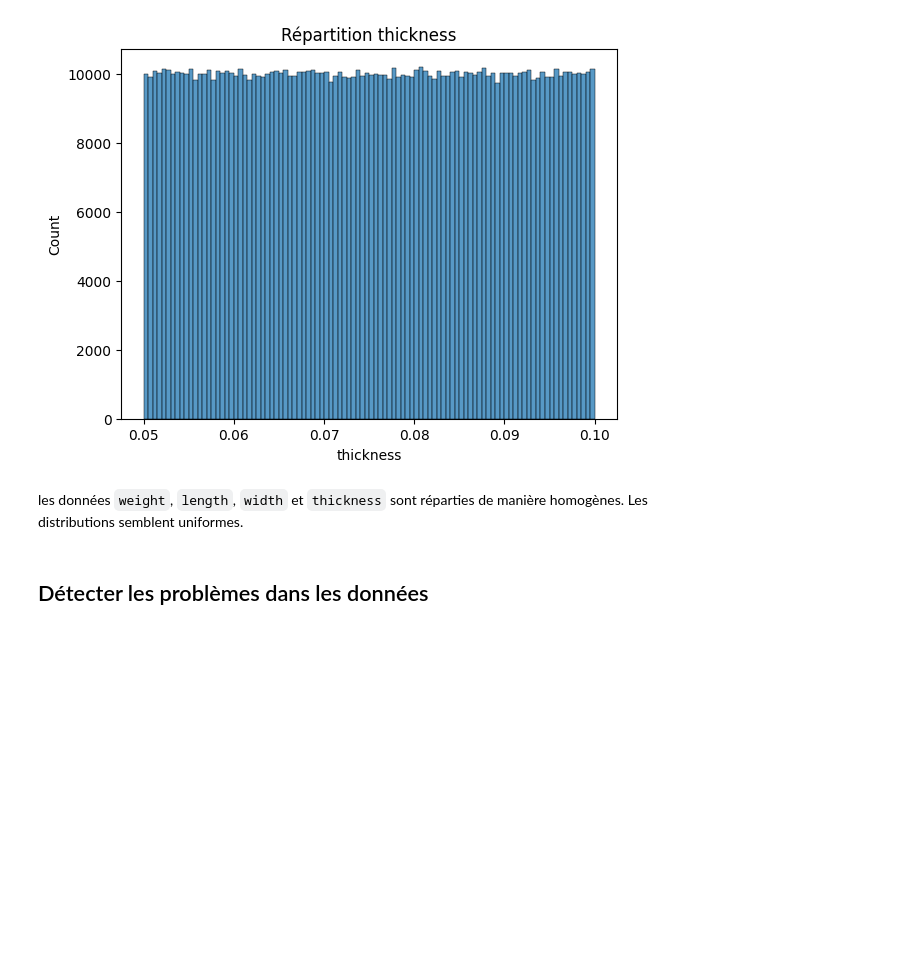
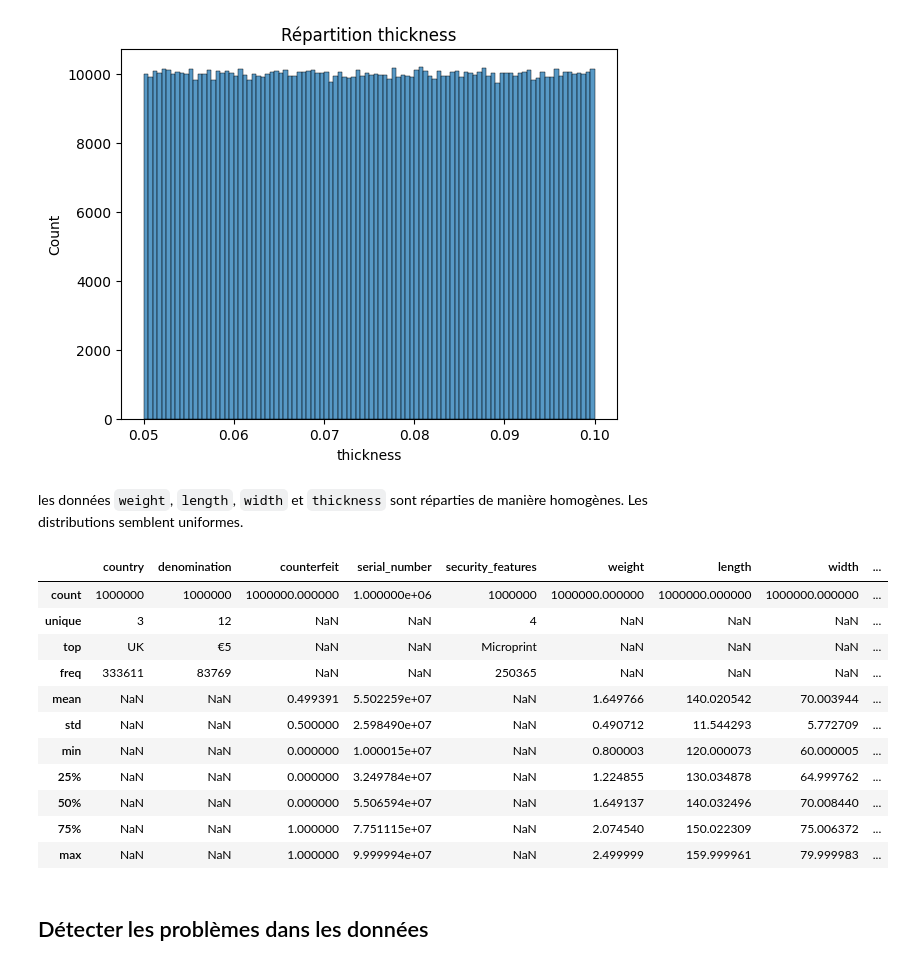
Before and after one commit to anthonybnl/projet-datascience, a Jupyter notebook: eda.ipynb, the cells around one changed output. Cells and saved outputs as stored; diff of their text form; code cells hidden in the pictures; blank space fills up the shorter version.

```diff
--- a/eda.ipynb
+++ b/eda.ipynb
@@ -171,6 +174,21 @@ plt.show()
 [figure]
 # %% [markdown]
 les données `weight`, `length`, `width` et `thickness` sont réparties de manière homogènes. Les distributions semblent uniformes.
+# %%
+df.describe(include="all")
+# %% [output]
+|  | country | denomination | counterfeit | serial_number | security_features | weight | length | width | ... |
+| count | 1000000 | 1000000 | 1000000.000000 | 1.000000e+06 | 1000000 | 1000000.000000 | 1000000.000000 | 1000000.000000 | ... |
+| unique | 3 | 12 | NaN | NaN | 4 | NaN | NaN | NaN | ... |
+| top | UK | €5 | NaN | NaN | Microprint | NaN | NaN | NaN | ... |
+| freq | 333611 | 83769 | NaN | NaN | 250365 | NaN | NaN | NaN | ... |
+| mean | NaN | NaN | 0.499391 | 5.502259e+07 | NaN | 1.649766 | 140.020542 | 70.003944 | ... |
+| std | NaN | NaN | 0.500000 | 2.598490e+07 | NaN | 0.490712 | 11.544293 | 5.772709 | ... |
+| min | NaN | NaN | 0.000000 | 1.000015e+07 | NaN | 0.800003 | 120.000073 | 60.000005 | ... |
+| 25% | NaN | NaN | 0.000000 | 3.249784e+07 | NaN | 1.224855 | 130.034878 | 64.999762 | ... |
+| 50% | NaN | NaN | 0.000000 | 5.506594e+07 | NaN | 1.649137 | 140.032496 | 70.008440 | ... |
+| 75% | NaN | NaN | 1.000000 | 7.751115e+07 | NaN | 2.074540 | 150.022309 | 75.006372 | ... |
+| max | NaN | NaN | 1.000000 | 9.999994e+07 | NaN | 2.499999 | 159.999961 | 79.999983 | ... |
 # %% [markdown]
 ## Détecter les problèmes dans les données
 # %%
```
Also changed, not shown: parts of 17 cells of this notebook.
